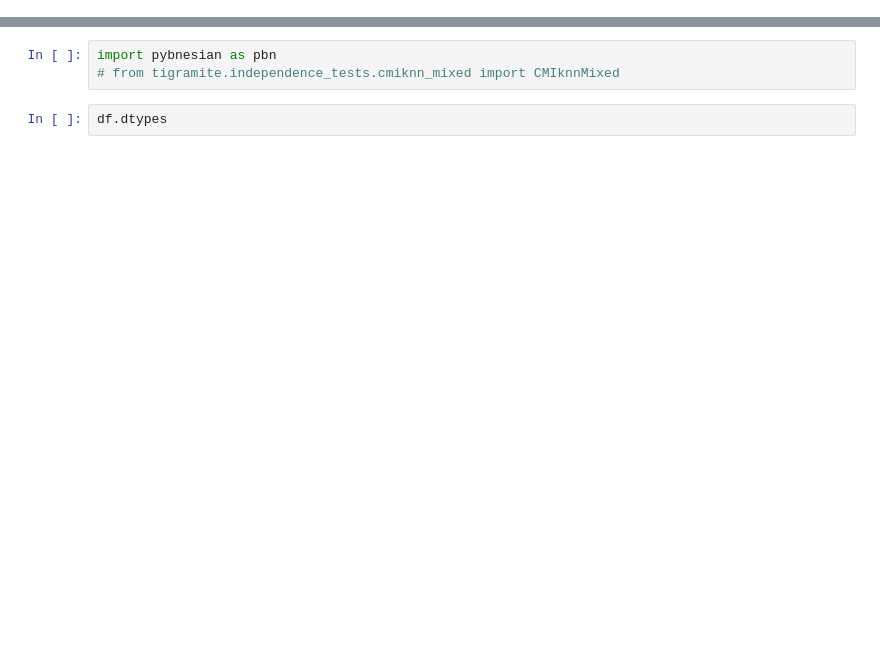
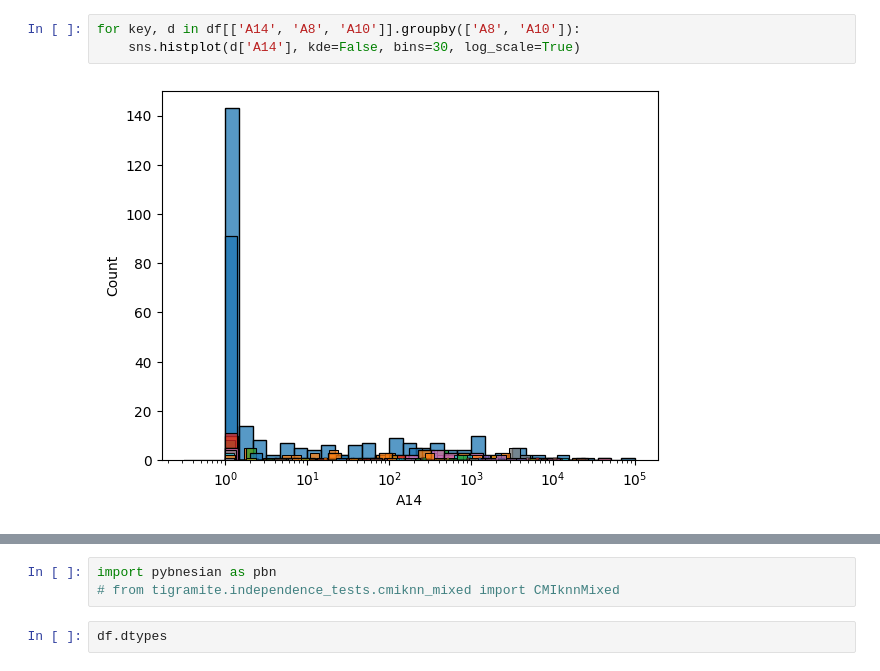
Before and after one commit to KeevinPR/pybnesian_ainguraiiot, a Jupyter notebook: interactive_learning/ms/test.ipynb, the cells around one changed output, grey strips where cells are left out. Saved outputs shown, nothing was run; the diff lists cells and outputs as text; blank space fills up the shorter version.

```diff
--- a/interactive_learning/ms/test.ipynb
+++ b/interactive_learning/ms/test.ipynb
@@ -3,0 +18,5 @@ import numpy as np
+# %%
+for key, d in df[['A14', 'A8', 'A10']].groupby(['A8', 'A10']):
+    sns.histplot(d['A14'], kde=False, bins=30, log_scale=True)
+# %% [output]
+[figure, added]
```
Also changed, not shown: parts of 11 cells of this notebook, 6 other files.
